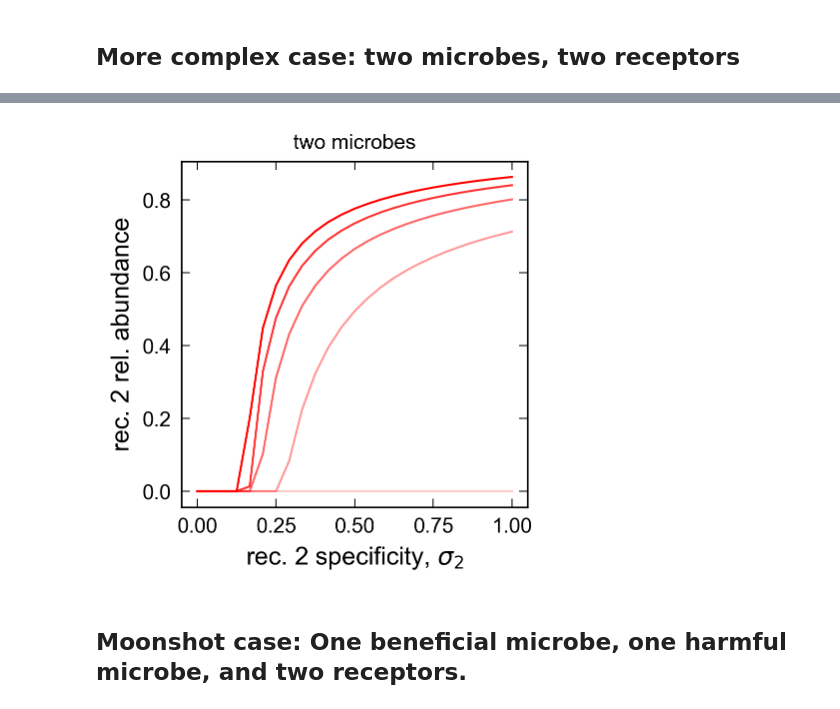
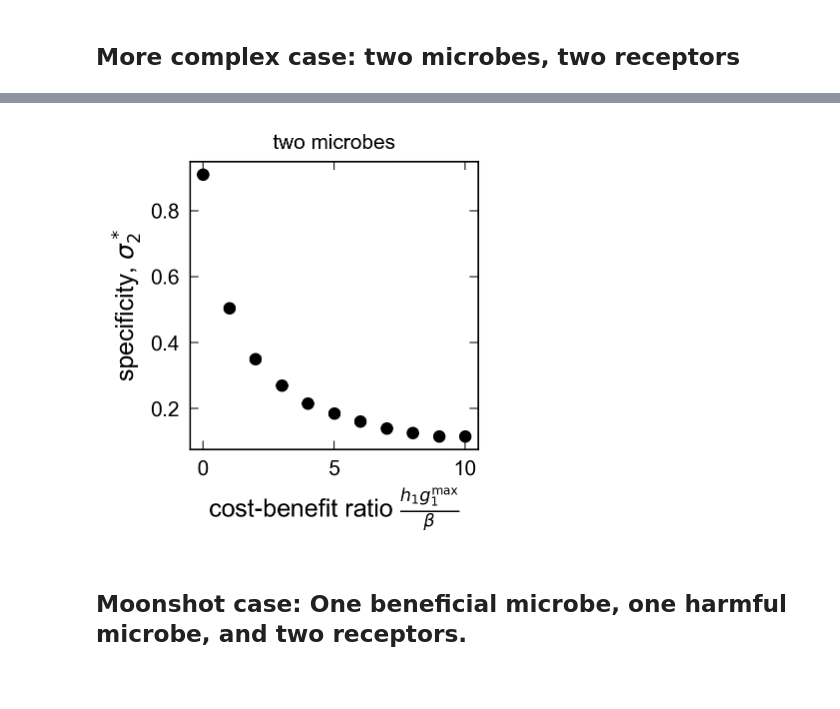
Before and after one commit to obinna-ukogu/gutimmune, a Jupyter notebook: explore-microbiome-genetic-structure.ipynb, the cells around one changed output, grey strips where cells are left out. Cells and saved outputs as stored; diff of their text form; code cells hidden in the pictures; blank space fills up the shorter version.

```diff
--- a/explore-microbiome-genetic-structure.ipynb
+++ b/explore-microbiome-genetic-structure.ipynb
@@ -31,8 +31,8 @@ m, k = 20, 80 # (num_microbes, num_receptors)
 n = np.ones(1) # Niche supply
 h = np.ones(1) # harm per microbe of microbe
 Sigma = np.ones(1)
-beta = 0.1
-tol=1e-10
+beta = 1.0
+tol=1e-8
 # day0_abundance_data = pd.read_csv('./data/wang_tableS2.csv')
 # hCom1 = day0_abundance_data.day0_abundance[~np.isnan(day0_abundance_data.day0_abundance)]/100
 # %%
@@ -60,7 +60,7 @@ def single_receptor(beta, sigma = 1, h = 1.0, n = 1.0):
 ## Simplest case: one microbe, one receptor
 # %%
 # Plot numerical values and analytic values verus beta
-fig, (ax1, ax2) = plt.subplots(1, 2, dpi = 150, figsize=(6, 3))
+fig, (ax1, ax2) = plt.subplots(1, 2, dpi = 150, figsize=(6, 2.5))
 
 hs = np.linspace(0, 5, 11)
 for i, p in enumerate(hs):
@@ -79,7 +79,7 @@ for i, p in enumerate(hs):
 ax1.plot(hs, np.array([single_receptor(n=j, beta = 1.0) for j in hs]), linewidth = 1.5, color = 'black',label = "analytic")
 #ax1.title.set_text(r'one microbe, one receptor')
 
-ax1.set(ylabel=r'receptor abundance, $\lambda^*$',xlabel=r'harmfulness, $h$')
+ax1.set(ylabel=r'receptor abundance, $\lambda^*$', xlabel=r'leverage, $\frac{\sigma hg^\text{max}}{\beta}$')
 ax1.minorticks_off()
 # ax1.legend()
 ax1.set_box_aspect(1)
@@ -89,5 +89,5 @@ ax2.minorticks_off()
 ax2.set_box_aspect(1)
 fig.subplots_adjust(wspace=0.50, hspace=0.0)
 
-fig.savefig('_figs/fig1_one_microbe_one_receptor'+'.pdf', dpi=300, bbox_inches='tight')
+fig.savefig('_figs/fig3_one_microbe_one_receptor'+'.pdf', dpi=300, bbox_inches='tight')
 # %% [output]
@@ -133,7 +133,7 @@ obj_opts = []
 rec_num_opts = []
 X_opts = []
 avg_Sigmas = []
-h1,h2 = 1.0, 0.1
+h1,h2 = 4.0, 4.0
 sigmas = np.linspace(0,1, 20)
 cross_sigmas = np.array(np.meshgrid(sigmas, sigmas)).T.reshape(-1,2)
 
@@ -153,25 +153,25 @@ for cs in cross_sigmas:
     X_opts.append(Sigma.dot(res_harm.x))
 
 # Show that conditions are satisfied
-fig, ax1 = plt.subplots(1, 1, dpi = 150, figsize=(3, 3))
+fig, ax1 = plt.subplots(1, 1, dpi = 150, figsize=(3, 2.5))
 size = 50
 
 im1 = ax1.scatter(cross_sigmas[:,0], cross_sigmas[:,1],
-                 c = np.vstack(lam_opts)[:,1] /(np.vstack(lam_opts)[:,0] + np.vstack(lam_opts)[:,1]),
+                 c = np.vstack(lam_opts)[:,1] /(np.vstack(lam_opts)[:,0] + np.vstack(lam_opts)[:,1])*((np.vstack(lam_opts)[:,0] + np.vstack(lam_opts)[:,1]) > tol),
                  cmap = 'Purples', marker = 's', norm = mpl.colors.Normalize(vmin = 0, vmax = 1),
                  s = size)
 
 ax1.plot(sigmas, sigmas*(n*h1 + n*h2)/(n*h1), '--', color = 'red')
 ax1.plot(sigmas[sigmas < beta/(n*h2)], sigmas[sigmas < beta/(n*h2)]/(1 - n*h2*sigmas[sigmas < beta/(n*h2)]/beta),
          '--', color = 'red')
-# ax1.axhline(y = beta/(n*h1), color = 'red', linestyle = '--')
+ax1.axhline(y = beta/(n*h1), color = 'red', linestyle = '--')
 
 ax1.set_ylim(0,1)
 # ax1.set_title(r'two harmful microbes', fontsize = 10)
 cb1 = fig.colorbar(im1, ax=ax1, orientation='vertical', shrink = 0.75, pad = 0.05)
-cb1.set_label("receptor 2 rel. abundance", fontsize = 10)
+cb1.set_label("receptor 2\nrelative abundance, "+r'$\frac{\lambda_2^*}{\lambda_1^* + \lambda_2^*}$', fontsize = 10)
 cb1.ax.tick_params(labelsize=8)
-ax1.set(xlabel=r'rec. 1 cross-reactivity, $\sigma_{1}$',ylabel=r'rec. 2 specificity, $\sigma_{2}$')
+ax1.set(xlabel='receptor 1\ncross-reactivity, '+ r'$\sigma_{1}$',ylabel='receptor 2\n'+ r'specificity, $\sigma_{2}$')
 ax1.minorticks_off()
 ax1.set_box_aspect(1)
 
@@ -181,41 +183,45 @@ fig.savefig('_figs/fig2_receptor-cross-2d'+'.pdf', dpi=300, bbox_inches='tight')
 # %%
-# Study impact of microbe harm per microbe on cross-reactivity results
-fig, ax1 = plt.subplots(1, 1, dpi = 150, figsize=(3, 3))
+# For fixed receptor 1 cross-reactivity
+# study impact of cost-benefit ratio of receptor 2 on the required specificity for this receptor
+fig, ax1 = plt.subplots(1, 1, dpi = 150, figsize=(3, 2.5))
 size = 50
 
-sigmas = np.linspace(0,1, 25)
+sigmas = np.linspace(0,1, 201)
 h2 = 1.0
 
-for i, hs in enumerate(np.linspace(0.1,2,5)):
+for i, hs in enumerate(np.linspace(1.1,10,11)):
     lam_opts = []
     obj_opts = []
     rec_num_opts = []
     X_opts = []
     avg_Sigmas = []
     for cs in sigmas:
 
         Sigma = np.array([[0.1, cs],[0.1, 0.0]])
 
         # Minimize harm
         res_harm = minimize(objective, args = (beta, Sigma, [hs, h2], np.ones(2), np.zeros(2)),
                  x0 = np.ones(2).tolist(),
-                 tol=1e-8,
+                 tol=tol,
                  constraints = LinearConstraint(np.eye(2), 0.0, np.inf))
 
         lam_opts.append(res_harm.x)
         obj_opts.append(res_harm.fun)
-        rec_num_opts.append(np.sum(res_harm.x > 1e-8))
+        rec_num_opts.append(np.sum(res_harm.x > tol))
         X_opts.append(Sigma.dot(res_harm.x))
 
-    ax1.plot(sigmas, np.vstack(lam_opts)[:,1] /(np.vstack(lam_opts)[:,0] + np.vstack(lam_opts)[:,1]), color = 'red', alpha = (i + 1)/5) #label = r'$\frac{h_2}{h_1} =$'+str(hs))
+    arg_thresh = np.argmax(np.vstack(lam_opts)[:,1] > tol)
+    ax1.scatter(i, sigmas[arg_thresh],
+             color = 'black')
 
 ax1.set_title(r'two microbes', fontsize = 10)
-ax1.set(xlabel=r'rec. 2 specificity, $\sigma_{2}$',ylabel=r'rec. 2 rel. abundance')
+ax1.legend(fontsize = 6)
+ax1.set(xlabel = r'cost-benefit ratio, $\frac{h_1g_1^\text{max}}{\beta}$',ylabel=r'specificity, $\sigma_{2}^*$')
 ax1.minorticks_off()
 ax1.set_box_aspect(1)
 fig.savefig('_figs/fig3_conserved-receptor-2d'+'.pdf', dpi=300, bbox_inches='tight')
 # %% [output]
-[figure, old version]
+[figure, new version]
 # %% [markdown]
 ## Moonshot case: One beneficial microbe, one harmful microbe, and two receptors.
 # %%
```
Also changed, not shown: parts of 6 cells of this notebook, 35 other files.
